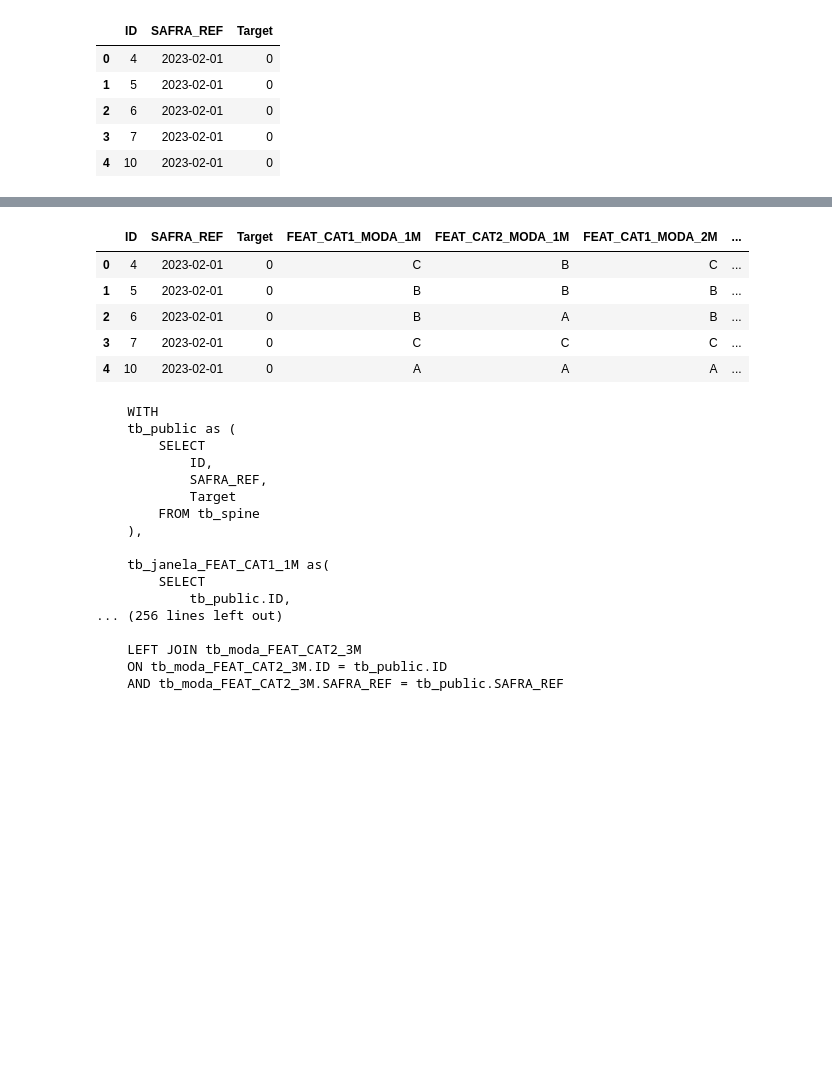
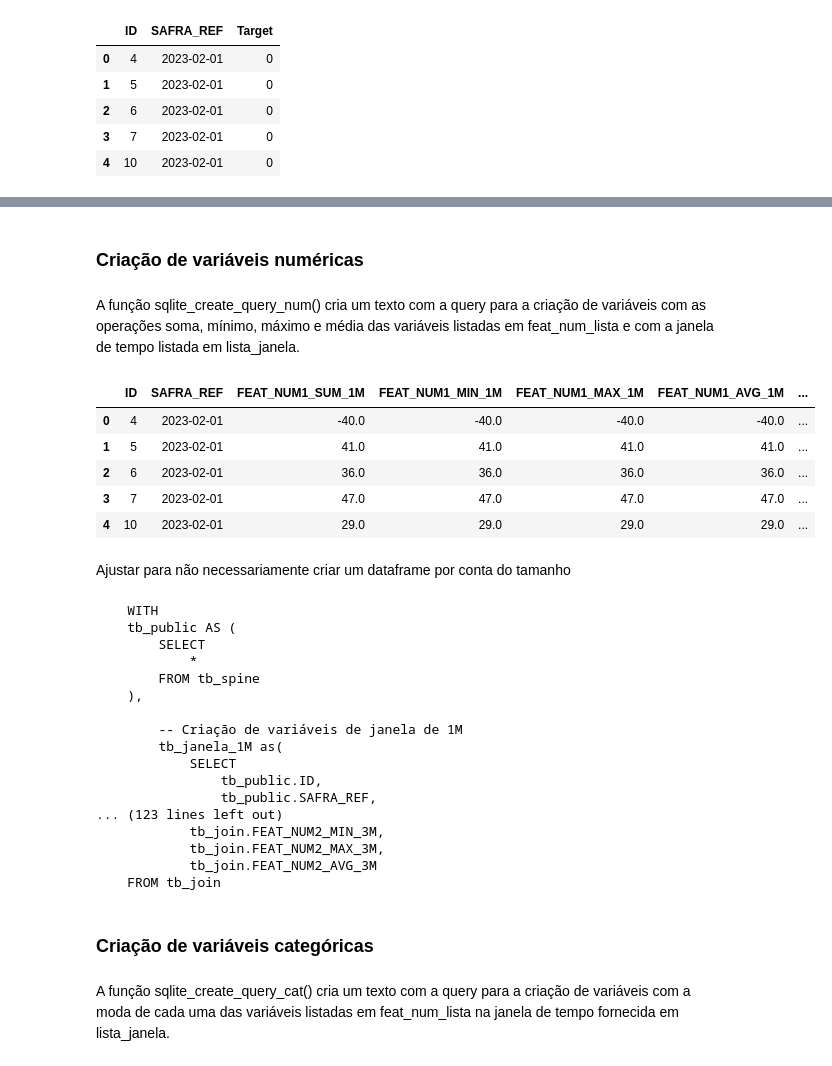
Before and after one commit to ravennaro/featsql, a Jupyter notebook: nbs/index.ipynb, the cells around one changed output, grey strips where cells are left out. Drawn from its saved outputs; the diff is of its cells as text; code cells hidden in the pictures; blank space fills up the shorter version.

```diff
--- a/nbs/index.ipynb
+++ b/nbs/index.ipynb
@@ -112,30 +57,49 @@ query_final_cat = create_query_cat(tb_publico, tb_feat, lista_janela,feat_num_li
-# %%
-df_cat = pd.read_sql(query_final_cat, engine)
-df_cat.head()
-# %% [output]
-|  | ID | SAFRA_REF | Target | FEAT_CAT1_MODA_1M | FEAT_CAT2_MODA_1M | FEAT_CAT1_MODA_2M | ... |
-| 0 | 4 | 2023-02-01 | 0 | C | B | C | ... |
-| 1 | 5 | 2023-02-01 | 0 | B | B | B | ... |
-| 2 | 6 | 2023-02-01 | 0 | B | A | B | ... |
-| 3 | 7 | 2023-02-01 | 0 | C | C | C | ... |
-| 4 | 10 | 2023-02-01 | 0 | A | A | A | ... |
-# %%
-print(query_final_cat)
-# %% [output]
-    WITH
-    tb_public as (
-        SELECT
-            ID,
-            SAFRA_REF,
-            Target
-        FROM tb_spine
-    ),
-
-    tb_janela_FEAT_CAT1_1M as(
-        SELECT
-            tb_public.ID,
-... (256 lines left out)
-
-    LEFT JOIN tb_moda_FEAT_CAT2_3M
-    ON tb_moda_FEAT_CAT2_3M.ID = tb_public.ID
-    AND tb_moda_FEAT_CAT2_3M.SAFRA_REF = tb_public.SAFRA_REF
+# %% [markdown]
+### Criação de variáveis numéricas
+# %% [markdown]
+A função sqlite_create_query_num() cria um texto com a query para a criação de variáveis com as operações soma, mínimo, máximo e média das variáveis listadas em feat_num_lista e com a janela de tempo listada em lista_janela.
+# %%
+tb_publico = 'tb_spine'
+tb_feat = 'tb_feat'
+id = 'ID'
+safra_ref = 'SAFRA_REF'
+safra = 'SAFRA'
+feat_num_lista = ['FEAT_NUM1','FEAT_NUM2']
+lista_janela = [1,2,3]
+query_final_num_sqlite = sqlite_create_query_num(tb_publico, tb_feat, lista_janela,feat_num_lista, id, safra_ref, safra)
+# %%
+df_num_sqlite = pd.read_sql(query_final_num_sqlite, engine)
+df_num_sqlite.head()
+# %% [output]
+|  | ID | SAFRA_REF | FEAT_NUM1_SUM_1M | FEAT_NUM1_MIN_1M | FEAT_NUM1_MAX_1M | FEAT_NUM1_AVG_1M | ... |
+| 0 | 4 | 2023-02-01 | -40.0 | -40.0 | -40.0 | -40.0 | ... |
+| 1 | 5 | 2023-02-01 | 41.0 | 41.0 | 41.0 | 41.0 | ... |
+| 2 | 6 | 2023-02-01 | 36.0 | 36.0 | 36.0 | 36.0 | ... |
+| 3 | 7 | 2023-02-01 | 47.0 | 47.0 | 47.0 | 47.0 | ... |
+| 4 | 10 | 2023-02-01 | 29.0 | 29.0 | 29.0 | 29.0 | ... |
+# %% [markdown]
+Ajustar para não necessariamente criar um dataframe por conta do tamanho
+# %%
+print(query_final_num_sqlite)
+# %% [output]
+    WITH
+    tb_public AS (
+        SELECT
+            *
+        FROM tb_spine
+    ),
+
+        -- Criação de variáveis de janela de 1M
+        tb_janela_1M as(
+            SELECT
+                tb_public.ID,
+                tb_public.SAFRA_REF,
+... (123 lines left out)
+            tb_join.FEAT_NUM2_MIN_3M,
+            tb_join.FEAT_NUM2_MAX_3M,
+            tb_join.FEAT_NUM2_AVG_3M
+    FROM tb_join
+# %% [markdown]
+### Criação de variáveis categóricas
+# %% [markdown]
+A função sqlite_create_query_cat() cria um texto com a query para a criação de variáveis com a moda de cada uma das variáveis listadas  em feat_num_lista na janela de tempo fornecida em lista_janela.
```
Also changed, not shown: parts of 71 cells of this notebook, 12 other files.
